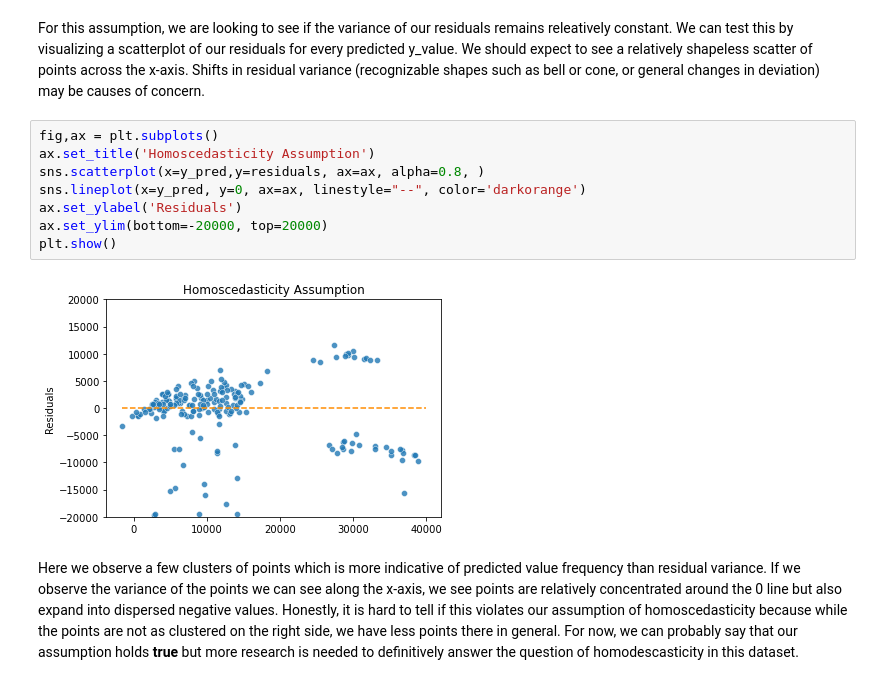
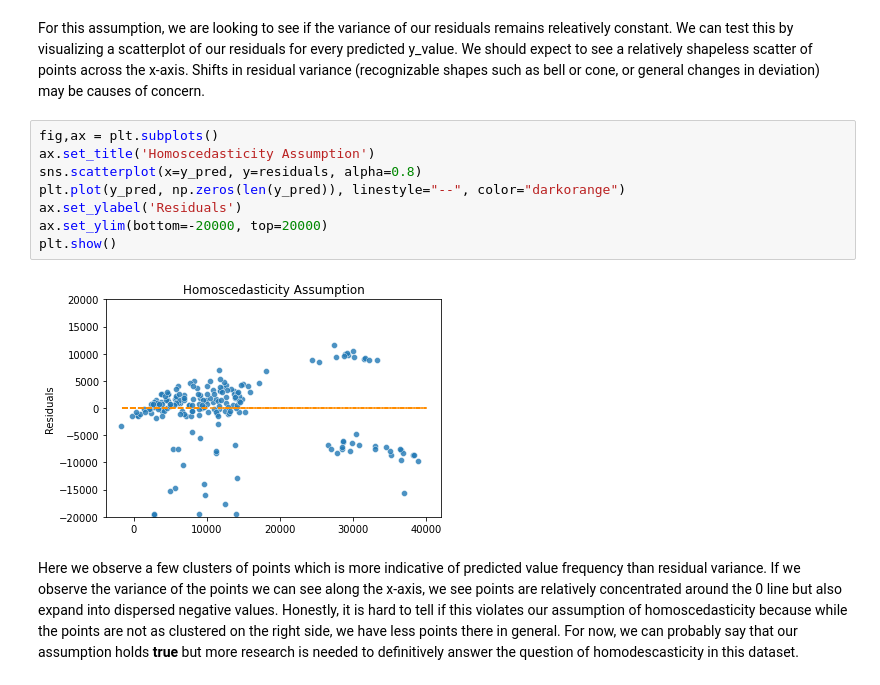
Before and after one commit to AvinashBisram/Machine-Learning, a Jupyter notebook: Linear Regression/Insurance Cost Multiple LinReg.ipynb, the cells around one changed output. Saved outputs shown, nothing was run; the diff lists cells and outputs as text.

```diff
--- a/Linear Regression/Insurance Cost Multiple LinReg.ipynb
+++ b/Linear Regression/Insurance Cost Multiple LinReg.ipynb
@@ -829,13 +840,13 @@ For this assumption, we are looking to see if the variance of our residuals rema
 # %%
 fig,ax = plt.subplots()
 ax.set_title('Homoscedasticity Assumption')
-sns.scatterplot(x=y_pred,y=residuals, ax=ax, alpha=0.8, )
-sns.lineplot(x=y_pred, y=0, ax=ax, linestyle="--", color='darkorange')
+sns.scatterplot(x=y_pred, y=residuals, alpha=0.8)
+plt.plot(y_pred, np.zeros(len(y_pred)), linestyle="--", color="darkorange")
 ax.set_ylabel('Residuals')
 ax.set_ylim(bottom=-20000, top=20000)
 plt.show()
 # %% [output]
-[figure, old version]
+[figure, new version]
 # %% [markdown]
 Here we observe a few clusters of points which is more indicative of predicted value frequency than residual variance. If we observe the variance of the points we can see along the x-axis, we see points are relatively concentrated around the 0 line but also expand into dispersed negative values. Honestly, it is hard to tell if this violates our assumption of homoscedasticity because while the points are not as clustered on the right side, we have less points there in general. For now, we can probably say that our assumption holds **true** but more research is needed to definitively answer the question of homodescasticity in this dataset.
 # %% [markdown]
```
Also changed, not shown: parts of 24 cells of this notebook, 3 other files.
